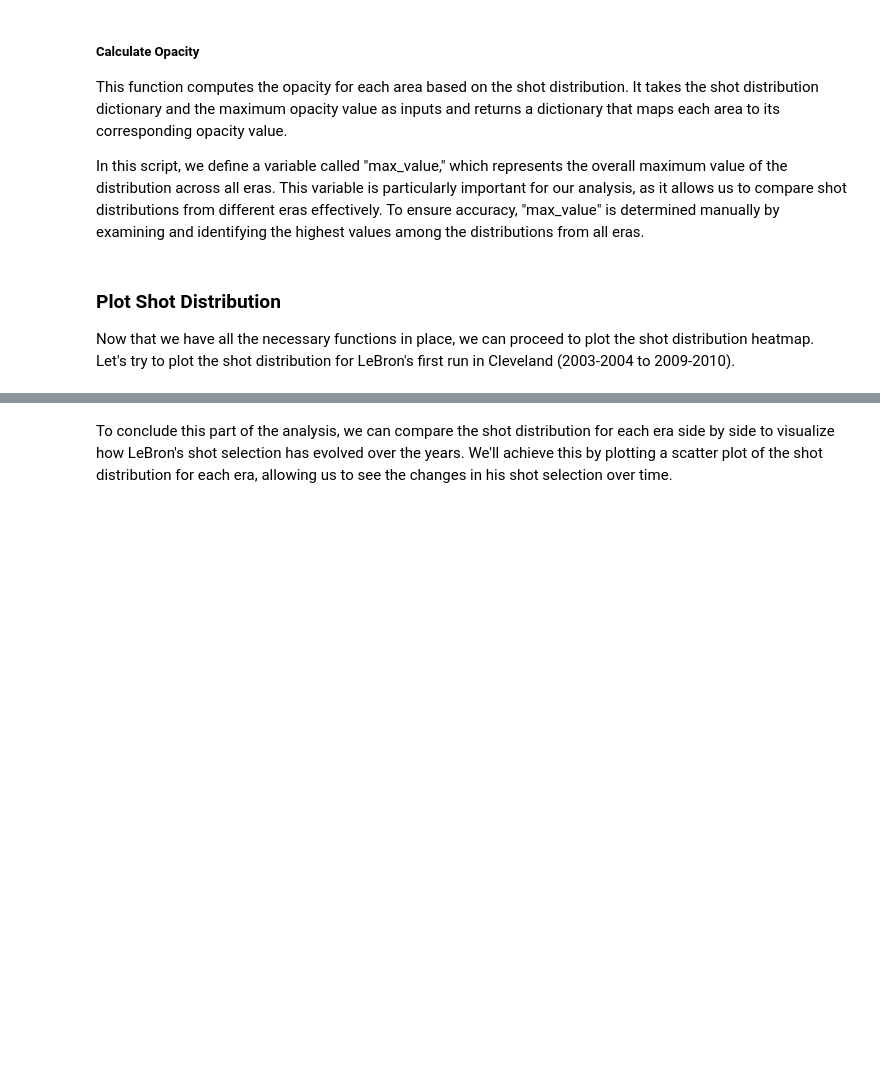
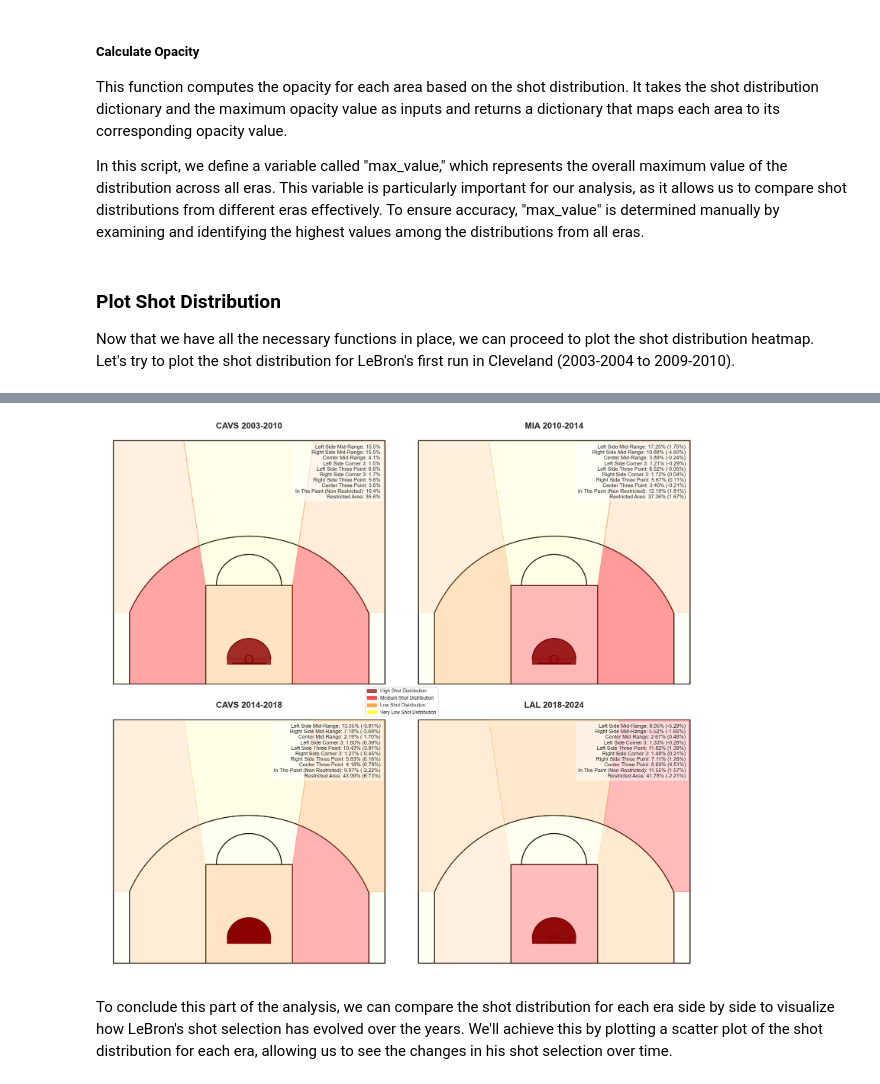
Before and after one commit to francescobortuzzo/DataScienceProject, a Jupyter notebook: creazione_plot/plot.ipynb, the cells around one changed output, grey strips where cells are left out. Saved outputs shown, nothing was run; the diff lists cells and outputs as text; code cells hidden in the pictures; blank space fills up the shorter version.

```diff
--- a/creazione_plot/plot.ipynb
+++ b/creazione_plot/plot.ipynb
@@ -513,2 +370,51 @@ plt.show()
+# %%
+# Funzione per disegnare il campo e riempire le aree
+def draw_and_fill(ax, title, distribution, color_opacity):
+    draw_court(ax)
+    areas = create_polygons()
+    for area in areas:
+        ax.fill(*areas[area].exterior.xy, color=color_opacity[area][0], alpha=color_opacity[area][1])
+    ax.set_xlim(-275, 275)
+    ax.set_ylim(-70, 440)
+    ax.axis('off')
+    ax.set_title(title, fontsize=18, fontweight='bold')
+
+# Funzione per aggiungere la leggenda con la distribuzione dei tiri
+def add_legend(ax, distribution, reference_distribution=None):
+    if reference_distribution is None:
+        text = '\n'.join([f'{area}: {distribution[area]:.1f}%' for area in distribution.keys()])
+    else:
+        discards = {area: round(distribution[area] - reference_distribution[area], 2) for area in distribution.keys()}
+        text = '\n'.join([f'{area}: {distribution[area]:.2f}% ({discards[area]:.2f}%)' for area in distribution.keys()])
+    ax.text(0.94, 0.95, text, fontsize=11, verticalalignment='top', horizontalalignment='right',
+            transform=ax.transAxes, bbox=dict(facecolor='white', alpha=0.5))
+
+# Crea la figura e gli assi
+fig, axs = plt.subplots(2, 2, figsize=(18, 16.5))
+
+# Disegna e riempi i campi per ciascun periodo
+draw_and_fill(axs[0, 0], 'CAVS 2003-2010', distribution_cavs1, color_and_opacity(distribution_cavs1, 1))
+draw_and_fill(axs[0, 1], 'MIA 2010-2014', distribution_mia, color_and_opacity(distribution_mia, 1))
+draw_and_fill(axs[1, 0], 'CAVS 2014-2018', distribution_cavs2, color_and_opacity(distribution_cavs2, 1))
+draw_and_fill(axs[1, 1], 'LAL 2018-2024', distribution_lal, color_and_opacity(distribution_lal, 1))
+
+# Aggiungi le leggende
+add_legend(axs[0, 0], distribution_cavs1)
+add_legend(axs[0, 1], distribution_mia, distribution_cavs1)
+add_legend(axs[1, 0], distribution_cavs2, distribution_mia)
+add_legend(axs[1, 1], distribution_lal, distribution_cavs2)
+
+legend_handles = [
+    patches.Patch(color='darkred', alpha=0.7, label='High Shot Distribution'),
+    patches.Patch(color='red', alpha=0.7, label='Medium Shot Distribution'),
+    patches.Patch(color='darkorange', alpha=0.7, label='Low Shot Distribution'),
+    patches.Patch(color='yellow', alpha=0.7, label='Very Low Shot Distribution')
+]
+fig.legend(handles=legend_handles, loc='upper center', fontsize=10, bbox_to_anchor=(0.5, 0.525), bbox_transform=plt.gcf().transFigure)
+
+plt.tight_layout()
+plt.show()
+# %% [output]
+[figure, added]
 # %% [markdown]
 To conclude this part of the analysis, we can compare the shot distribution for each era side by side to visualize how LeBron's shot selection has evolved over the years. We'll achieve this by plotting a scatter plot of the shot distribution for each era, allowing us to see the changes in his shot selection over time.
```
Also changed, not shown: parts of 46 cells of this notebook, 6 other files.
